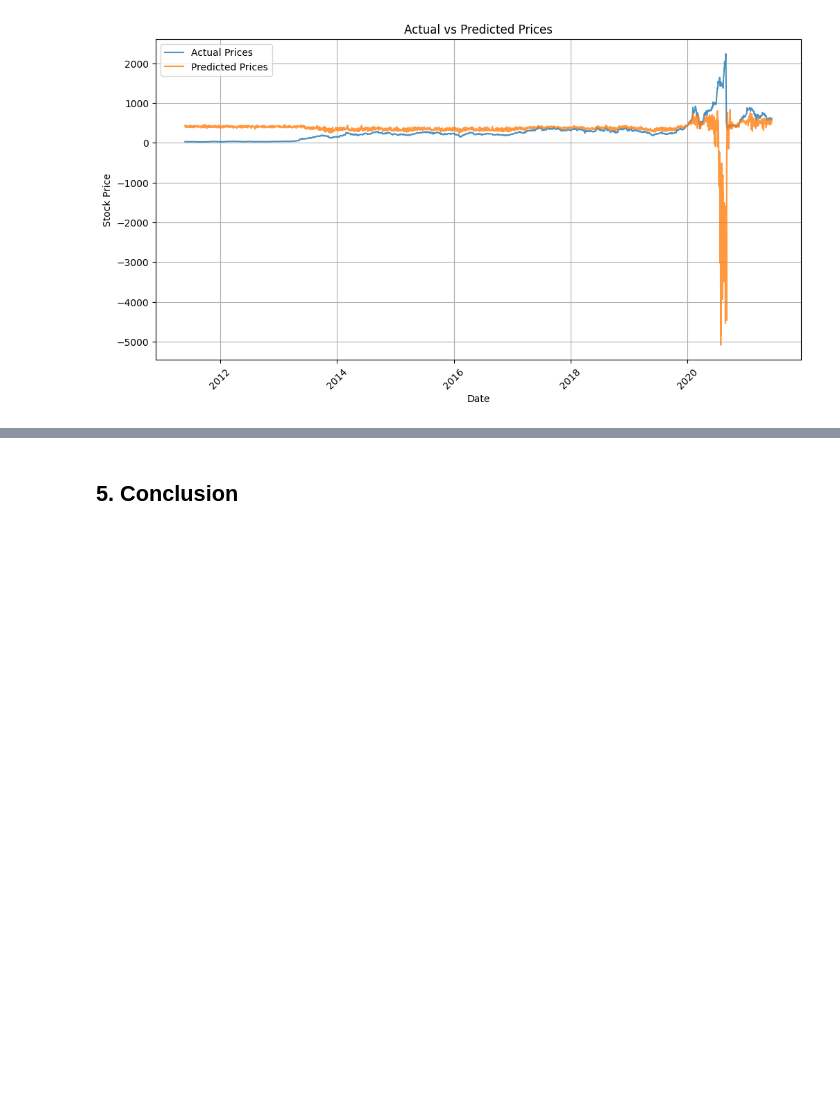
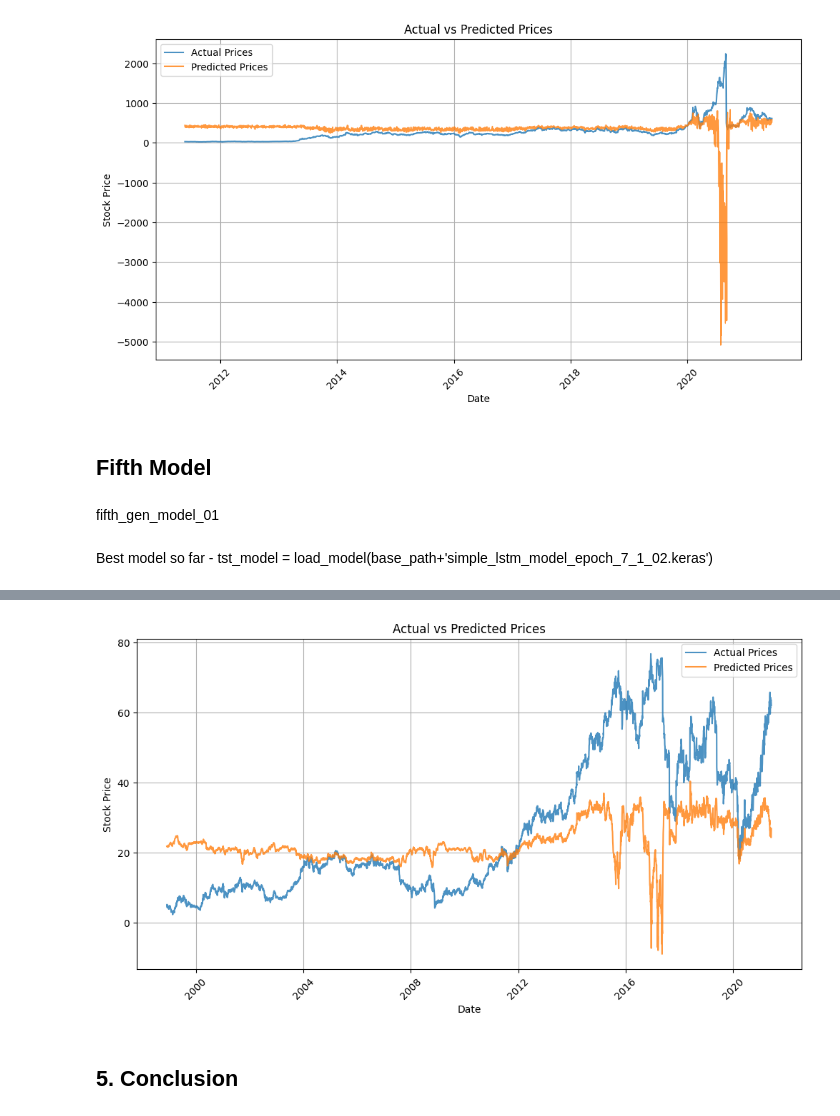
Before and after one commit to thunder913/Deep-Learning, a Jupyter notebook: stocks_deep_learning.ipynb, the cells around one changed output, grey strips where cells are left out. Saved outputs shown, nothing was run; the diff lists cells and outputs as text; code cells hidden in the pictures; blank space fills up the shorter version.

Commit message:
Add fifth model

```diff
--- a/stocks_deep_learning.ipynb
+++ b/stocks_deep_learning.ipynb
@@ -958,3 +958,15 @@ dates, y_sequence_rescaled, y_pred_rescaled = get_sequences_and_predict("TSLA",
 plot_actual_vs_predicted(dates, y_sequence_rescaled, y_pred_rescaled)
 # %% [output]
 [figure]
+# %% [markdown]
+## Fifth Model
+# %% [markdown]
+fifth_gen_model_01
+# %% [markdown]
+Best model so far - tst_model = load_model(base_path+'simple_lstm_model_epoch_7_1_02.keras')
+# %%
+fifth_model = load_model('./pickles/fourth_gen_model.keras')
+# %%
+dates, y_sequence_rescaled, y_pred_rescaled = get_sequences_and_predict("FL", stock_data_tidy, numerical_columns, sequence_length, fifth_model)
+plot_actual_vs_predicted(dates, y_sequence_rescaled, y_pred_rescaled)
+# %% [output]
@@ -961,3 +975,4 @@ plot_actual_vs_predicted(dates, y_sequence_rescaled, y_pred_rescaled)
+[figure, added]
 # %% [markdown]
 ## 5. Conclusion
 # %% [markdown]
```
Also changed, not shown: parts of 1 cell of this notebook, 1 other file.
